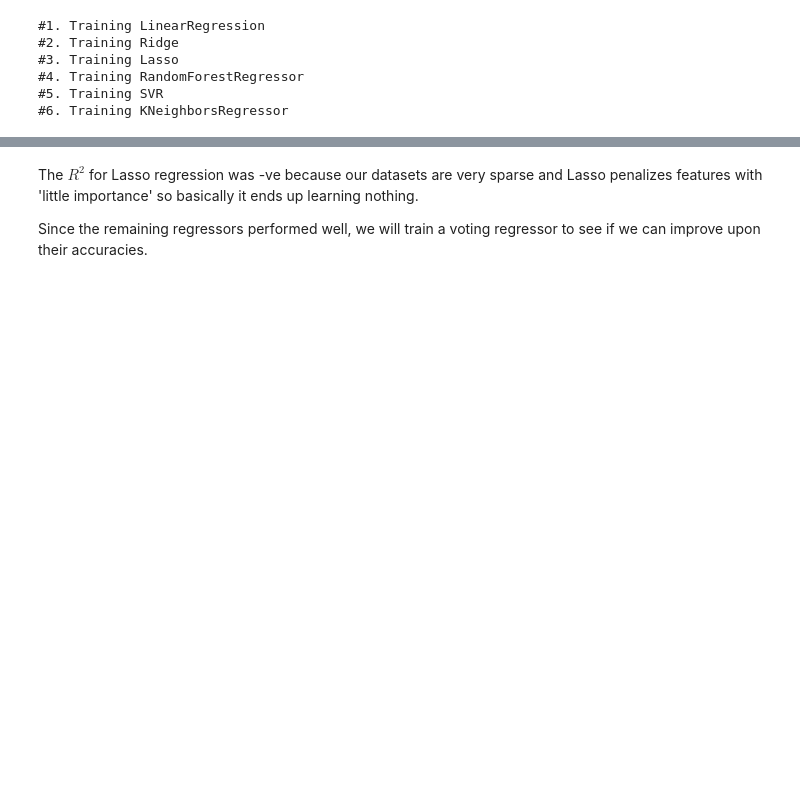
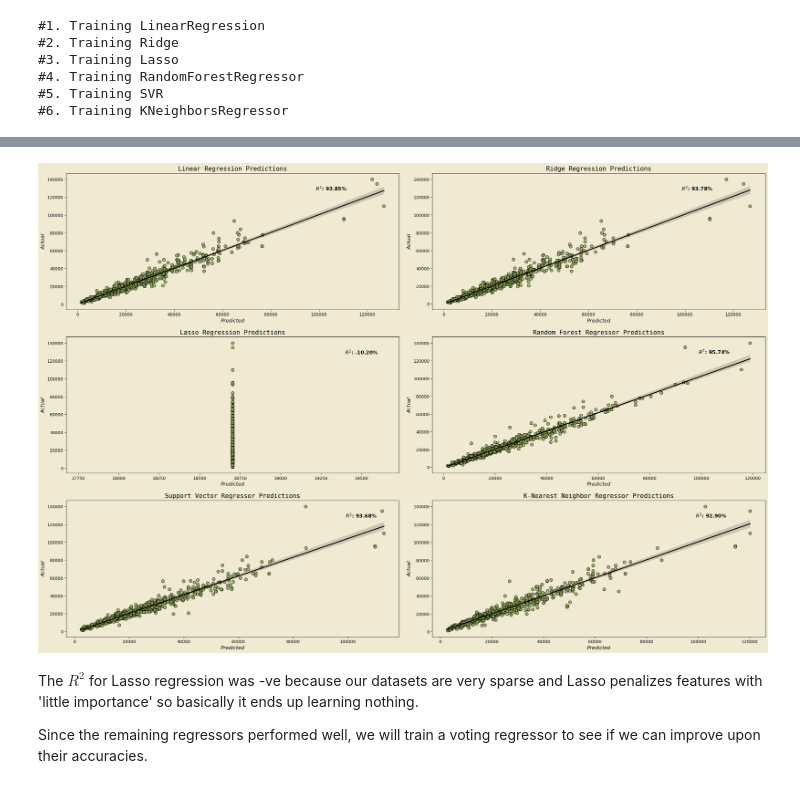
Before and after one commit to Jeremyugo/Used-car-price-prediction, a Jupyter notebook: Used car price prediction.ipynb, the cells around one changed output, grey strips where cells are left out. Cells and saved outputs as stored; diff of their text form; code cells hidden in the pictures; blank space fills up the shorter version.

```diff
--- a/Used car price prediction.ipynb
+++ b/Used car price prediction.ipynb
@@ -516,3 +495,65 @@ plt.subplots_adjust(wspace=0.1, hspace=0.2)
+# %%
+# plotting model predictions vs targets
+
+fig, ax = plt.subplots(3,2, figsize=(30,20))
+fig.patch.set_facecolor(background_color) # figure background color
+ax[0,0].set_facecolor(background_color)
+ax[0,1].set_facecolor(background_color)
+ax[1,0].set_facecolor(background_color)
+ax[1,1].set_facecolor(background_color)
+ax[2,0].set_facecolor(background_color)
+ax[2,1].set_facecolor(background_color)
+
+sns.regplot(x=predictions['LinearRegression'], y=y_val, ax=ax[0,0], color=color_1, scatter_kws={'edgecolor':'k', 's':50},
+            line_kws={'color':'k'})
+sns.regplot(x=predictions['Ridge'], y=y_val, ax=ax[0,1], color=color_1, scatter_kws={'edgecolor':'k', 's':50},
+            line_kws={'color':'k'})
+sns.regplot(x=predictions['Lasso'], y=y_val, ax=ax[1,0], color=color_1, scatter_kws={'edgecolor':'k', 's':50},
+            line_kws={'color':'k'})
+sns.regplot(x=predictions['RandomForestRegressor'], y=y_val, ax=ax[1,1], color=color_1, scatter_kws={'edgecolor':'k', 's':50},
+            line_kws={'color':'k'})
+sns.regplot(x=predictions['SVR'], y=y_val, ax=ax[2,0], color=color_1, scatter_kws={'edgecolor':'k', 's':50},
+            line_kws={'color':'k'})
+sns.regplot(x=predictions['KNeighborsRegressor'], y=y_val, ax=ax[2,1], color=color_1, scatter_kws={'edgecolor':'k', 's':50},
+            line_kws={'color':'k'})
+
+ax[0,0].set_title("Linear Regression Predictions", fontfamily="monospace", fontsize=15)
+ax[0,1].set_title("Ridge Regression Predictions", fontfamily="monospace", fontsize=15)
+ax[1,0].set_title("Lasso Regression Predictions", fontfamily="monospace", fontsize=15)
+ax[1,1].set_title("Random Forest Regressor Predictions", fontfamily="monospace", fontsize=15)
+ax[2,0].set_title("Support Vector Regressor Predictions", fontfamily="monospace", fontsize=15)
+ax[2,1].set_title("K-Nearest Neighbor Regressor Predictions", fontfamily="monospace", fontsize=15)
+
+ax[0,0].set_xlabel("Predicted", fontsize=12, style='italic')
+ax[0,1].set_xlabel("Predicted", fontsize=12, style='italic')
+ax[1,0].set_xlabel("Predicted", fontsize=12, style='italic')
+ax[1,1].set_xlabel("Predicted", fontsize=12, style='italic')
+ax[2,0].set_xlabel("Predicted", fontsize=12, style='italic')
+ax[2,1].set_xlabel("Predicted", fontsize=12, style='italic')
+
+ax[0,0].set_ylabel("Actual", fontsize=12, style='italic')
+ax[0,1].set_ylabel("Actual", fontsize=12, style='italic')
+ax[1,0].set_ylabel("Actual", fontsize=12, style='italic')
+ax[1,1].set_ylabel("Actual", fontsize=12, style='italic')
+ax[2,0].set_ylabel("Actual", fontsize=12, style='italic')
+ax[2,1].set_ylabel("Actual", fontsize=12, style='italic')
+
+ax[0,0].annotate(xy=(105000,130000), text=f"$R^2$: {r2_scores[results_df.columns[0]]:.2%}",
+                 fontsize=12, ha='center', va='center', weight='bold')
+ax[0,1].annotate(xy=(105000,130000), text=f"$R^2$: {r2_scores[results_df.columns[1]]:.2%}",
+                 fontsize=12, ha='center', va='center', weight='bold')
+ax[1,0].annotate(xy=(19500,130000), text=f"$R^2$: {r2_scores[results_df.columns[2]]:.2%}",
+                 fontsize=12, ha='center', va='center', weight='bold')
+ax[1,1].annotate(xy=(105000,130000), text=f"$R^2$: {r2_scores[results_df.columns[3]]:.2%}",
+                 fontsize=12, ha='center', va='center', weight='bold')
+ax[2,0].annotate(xy=(105000,130000), text=f"$R^2$: {r2_scores[results_df.columns[4]]:.2%}",
+                 fontsize=12, ha='center', va='center', weight='bold')
+ax[2,1].annotate(xy=(105000,130000), text=f"$R^2$: {r2_scores[results_df.columns[5]]:.2%}",
+                 fontsize=12, ha='center', va='center', weight='bold')
+
+plt.subplots_adjust(wspace=0.1, hspace=0.2)
+# %% [output]
+[figure, added]
 # %% [markdown]
 The $R^2$ for Lasso regression was -ve because our datasets are very sparse and Lasso penalizes features with 'little importance' so basically it ends up learning nothing.
 
```
Also changed, not shown: parts of 9 cells of this notebook.
